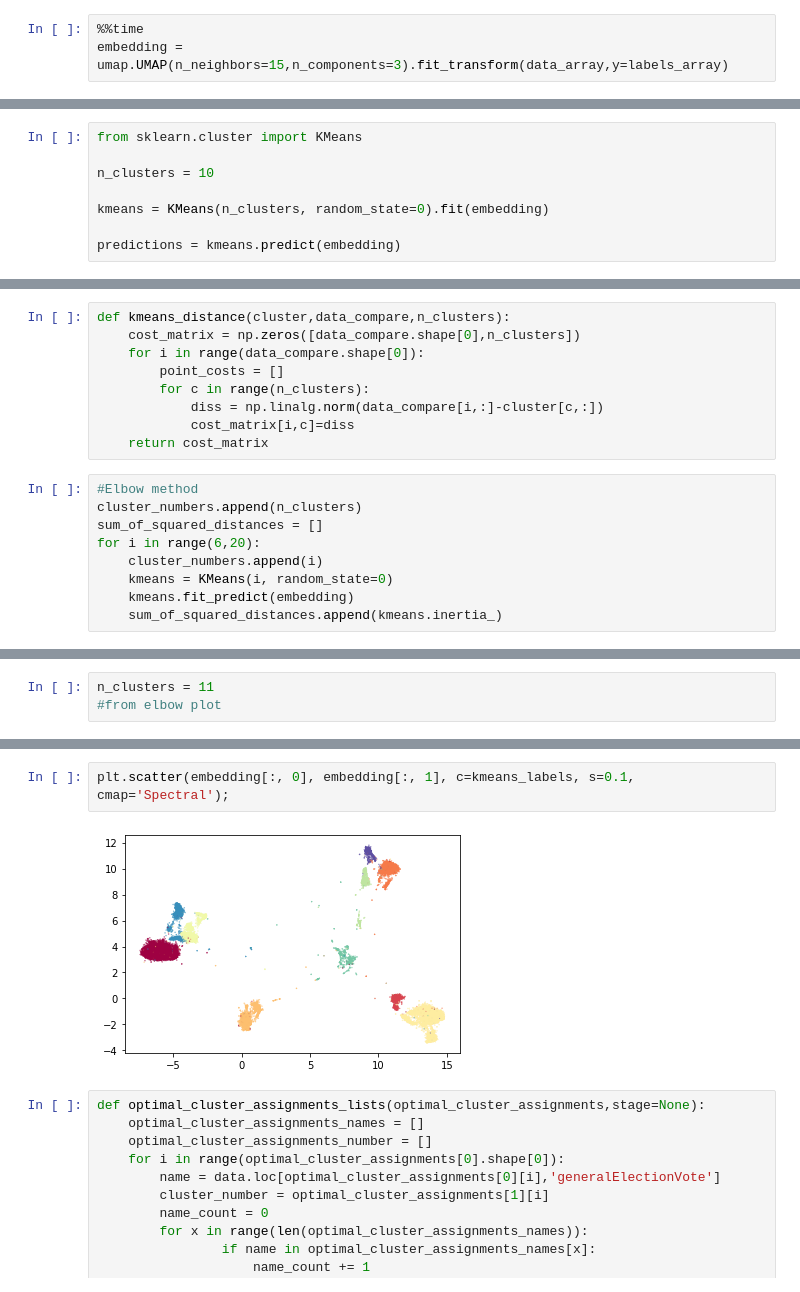
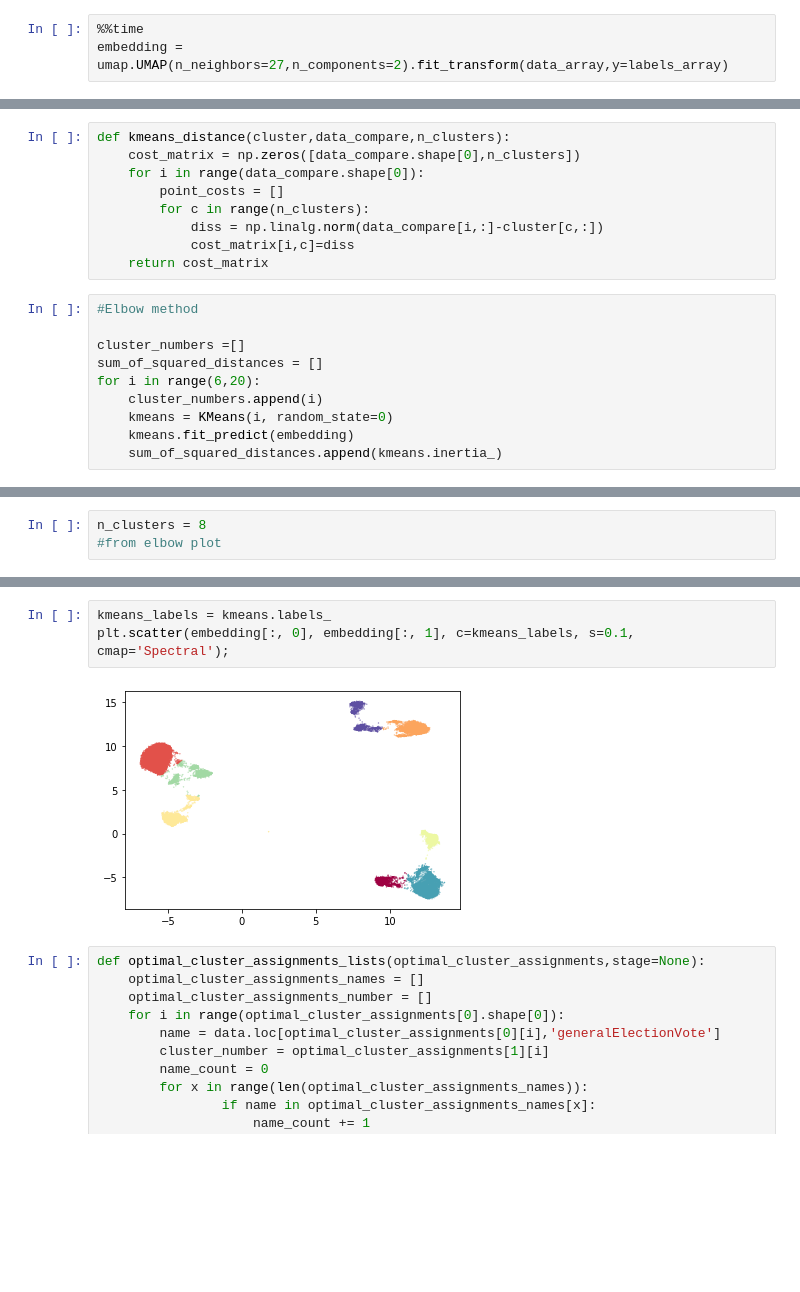
Before and after one commit to rbromley19/MDM_3_Politics, a Jupyter notebook: umap.ipynb, the cells around one changed output, grey strips where cells are left out. Saved outputs shown, nothing was run; the diff lists cells and outputs as text; blank space fills up the shorter version.

```diff
--- a/umap.ipynb
+++ b/umap.ipynb
@@ -77,4 +72,4 @@ data_array = np.delete(data_array,-1,1)
 # %%
 %%time
-embedding = umap.UMAP(n_neighbors=15,n_components=3).fit_transform(data_array,y=labels_array)
+embedding = umap.UMAP(n_neighbors=27,n_components=2).fit_transform(data_array,y=labels_array)
 # %% [output]
@@ -95,8 +91,0 @@ Text(0.5, 1.0, 'Full Data set Embedded via UMAP using Labels')
-# %%
-from sklearn.cluster import KMeans
-
-n_clusters = 10
-
-kmeans = KMeans(n_clusters, random_state=0).fit(embedding)
-
-predictions = kmeans.predict(embedding)
@@ -132,7 +114,8 @@ def kmeans_distance(cluster,data_compare,n_clusters):
     return cost_matrix
 # %%
 #Elbow method
-cluster_numbers.append(n_clusters)
+
+cluster_numbers =[]
 sum_of_squared_distances = []
 for i in range(6,20):
     cluster_numbers.append(i)
@@ -150,5 +133,5 @@ plt.show()
 # %%
-n_clusters = 11
+n_clusters = 8
 #from elbow plot
 # %%
 
@@ -178,7 +161,8 @@ purity is: 0.9570269315243035
 # %%
+kmeans_labels = kmeans.labels_
 plt.scatter(embedding[:, 0], embedding[:, 1], c=kmeans_labels, s=0.1, cmap='Spectral');
 # %% [output]
-[figure, old version]
+[figure, new version]
 # %%
 def optimal_cluster_assignments_lists(optimal_cluster_assignments,stage=None):
     optimal_cluster_assignments_names = []
```
Also changed, not shown: parts of 30 cells of this notebook, 4 other files.
